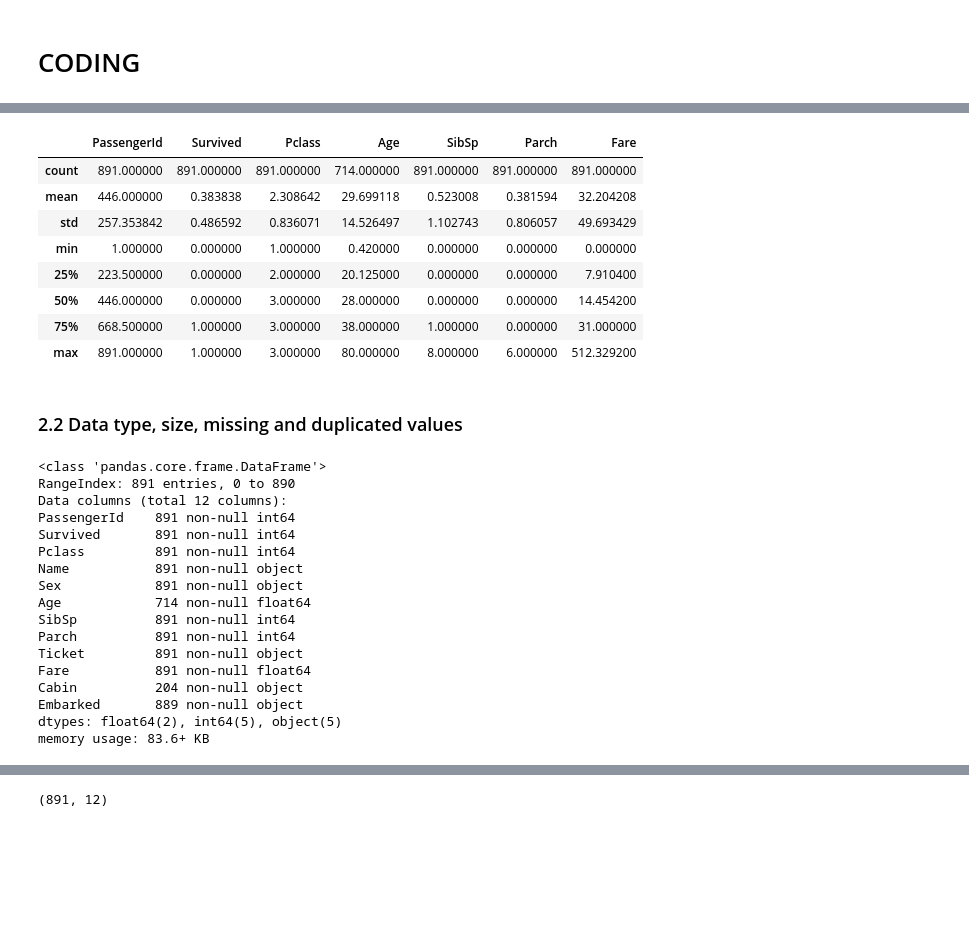
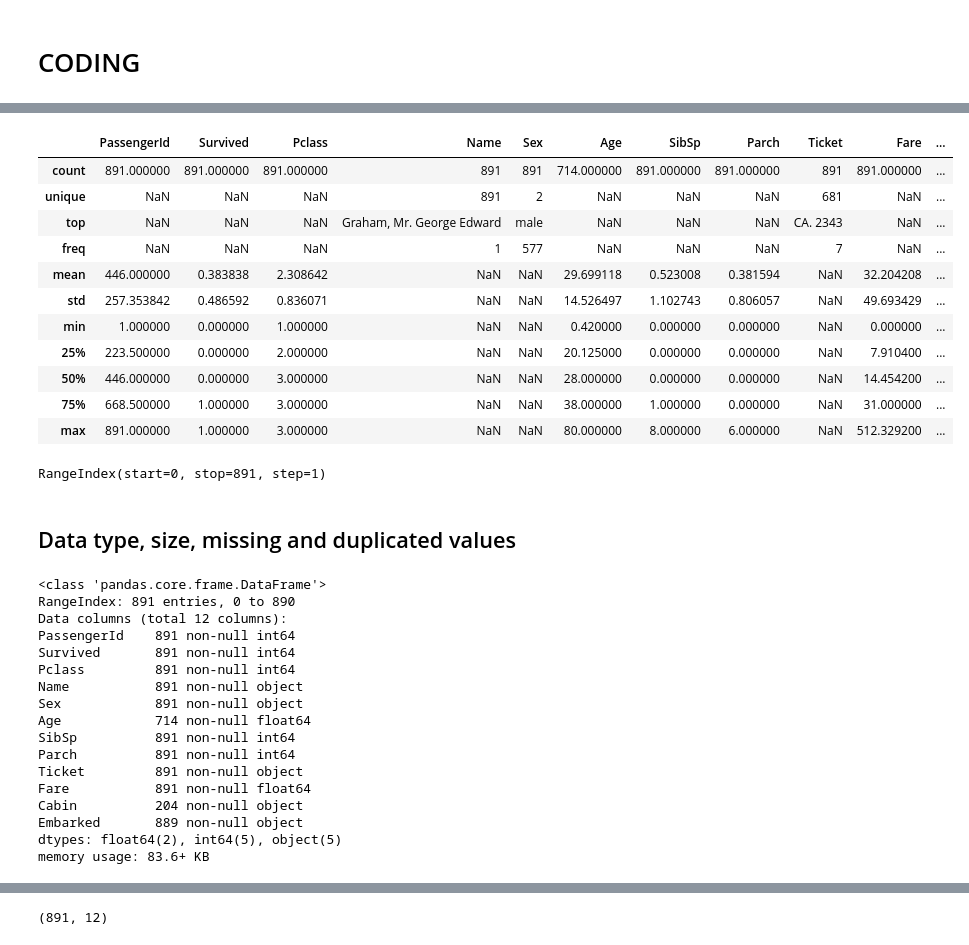
Before and after one commit to mamsdiallo/DAND, a Jupyter notebook: 2.IntroToDataAnalysis/Investigate Titanic Dataset/Titanic Dataset Notebook Coding.ipynb, the cells around one changed output, grey strips where cells are left out. Saved outputs shown, nothing was run; the diff lists cells and outputs as text; code cells hidden in the pictures; blank space fills up the shorter version.

Commit message:
submit almost finalzed project titanic

```diff
--- a/2.IntroToDataAnalysis/Investigate Titanic Dataset/Titanic Dataset Notebook Coding.ipynb
+++ b/2.IntroToDataAnalysis/Investigate Titanic Dataset/Titanic Dataset Notebook Coding.ipynb
@@ -75,35 +46,44 @@ titanic.tail(n=20)
 # %%
-# Summary of numerical data
-titanic.describe()
+# Summary of data
+titanic.describe(include = 'all')
 # %% [output]
-|  | PassengerId | Survived | Pclass | Age | SibSp | Parch | Fare |
-| count | 891.000000 | 891.000000 | 891.000000 | 714.000000 | 891.000000 | 891.000000 | 891.000000 |
-| mean | 446.000000 | 0.383838 | 2.308642 | 29.699118 | 0.523008 | 0.381594 | 32.204208 |
-| std | 257.353842 | 0.486592 | 0.836071 | 14.526497 | 1.102743 | 0.806057 | 49.693429 |
-| min | 1.000000 | 0.000000 | 1.000000 | 0.420000 | 0.000000 | 0.000000 | 0.000000 |
-| 25% | 223.500000 | 0.000000 | 2.000000 | 20.125000 | 0.000000 | 0.000000 | 7.910400 |
-| 50% | 446.000000 | 0.000000 | 3.000000 | 28.000000 | 0.000000 | 0.000000 | 14.454200 |
-| 75% | 668.500000 | 1.000000 | 3.000000 | 38.000000 | 1.000000 | 0.000000 | 31.000000 |
-| max | 891.000000 | 1.000000 | 3.000000 | 80.000000 | 8.000000 | 6.000000 | 512.329200 |
+|  | PassengerId | Survived | Pclass | Name | Sex | Age | SibSp | Parch | Ticket | Fare | ... |
+| count | 891.000000 | 891.000000 | 891.000000 | 891 | 891 | 714.000000 | 891.000000 | 891.000000 | 891 | 891.000000 | ... |
+| unique | NaN | NaN | NaN | 891 | 2 | NaN | NaN | NaN | 681 | NaN | ... |
+| top | NaN | NaN | NaN | Graham, Mr. George Edward | male | NaN | NaN | NaN | CA. 2343 | NaN | ... |
+| freq | NaN | NaN | NaN | 1 | 577 | NaN | NaN | NaN | 7 | NaN | ... |
+| mean | 446.000000 | 0.383838 | 2.308642 | NaN | NaN | 29.699118 | 0.523008 | 0.381594 | NaN | 32.204208 | ... |
+| std | 257.353842 | 0.486592 | 0.836071 | NaN | NaN | 14.526497 | 1.102743 | 0.806057 | NaN | 49.693429 | ... |
+| min | 1.000000 | 0.000000 | 1.000000 | NaN | NaN | 0.420000 | 0.000000 | 0.000000 | NaN | 0.000000 | ... |
+| 25% | 223.500000 | 0.000000 | 2.000000 | NaN | NaN | 20.125000 | 0.000000 | 0.000000 | NaN | 7.910400 | ... |
+| 50% | 446.000000 | 0.000000 | 3.000000 | NaN | NaN | 28.000000 | 0.000000 | 0.000000 | NaN | 14.454200 | ... |
+| 75% | 668.500000 | 1.000000 | 3.000000 | NaN | NaN | 38.000000 | 1.000000 | 0.000000 | NaN | 31.000000 | ... |
+| max | 891.000000 | 1.000000 | 3.000000 | NaN | NaN | 80.000000 | 8.000000 | 6.000000 | NaN | 512.329200 | ... |
+# %%
+# the index values
+titanic.index
+# %% [output]
+RangeIndex(start=0, stop=891, step=1)
 # %% [markdown]
-### 2.2 Data type, size, missing and duplicated values
+## Data type, size, missing and duplicated values
-# %%
-titanic.info()
-# %% [output]
-<class 'pandas.core.frame.DataFrame'>
-RangeIndex: 891 entries, 0 to 890
-Data columns (total 12 columns):
-PassengerId    891 non-null int64
-Survived       891 non-null int64
-Pclass         891 non-null int64
-Name           891 non-null object
-Sex            891 non-null object
-Age            714 non-null float64
-SibSp          891 non-null int64
-Parch          891 non-null int64
-Ticket         891 non-null object
-Fare           891 non-null float64
-Cabin          204 non-null object
-Embarked       889 non-null object
-dtypes: float64(2), int64(5), object(5)
-memory usage: 83.6+ KB
+# %%
+# Data frame summary
+titanic.info()
+# %% [output]
+<class 'pandas.core.frame.DataFrame'>
+RangeIndex: 891 entries, 0 to 890
+Data columns (total 12 columns):
+PassengerId    891 non-null int64
+Survived       891 non-null int64
+Pclass         891 non-null int64
+Name           891 non-null object
+Sex            891 non-null object
+Age            714 non-null float64
+SibSp          891 non-null int64
+Parch          891 non-null int64
+Ticket         891 non-null object
+Fare           891 non-null float64
+Cabin          204 non-null object
+Embarked       889 non-null object
+dtypes: float64(2), int64(5), object(5)
+memory usage: 83.6+ KB
```
Also changed, not shown: parts of 80 cells of this notebook, 47 other files.
